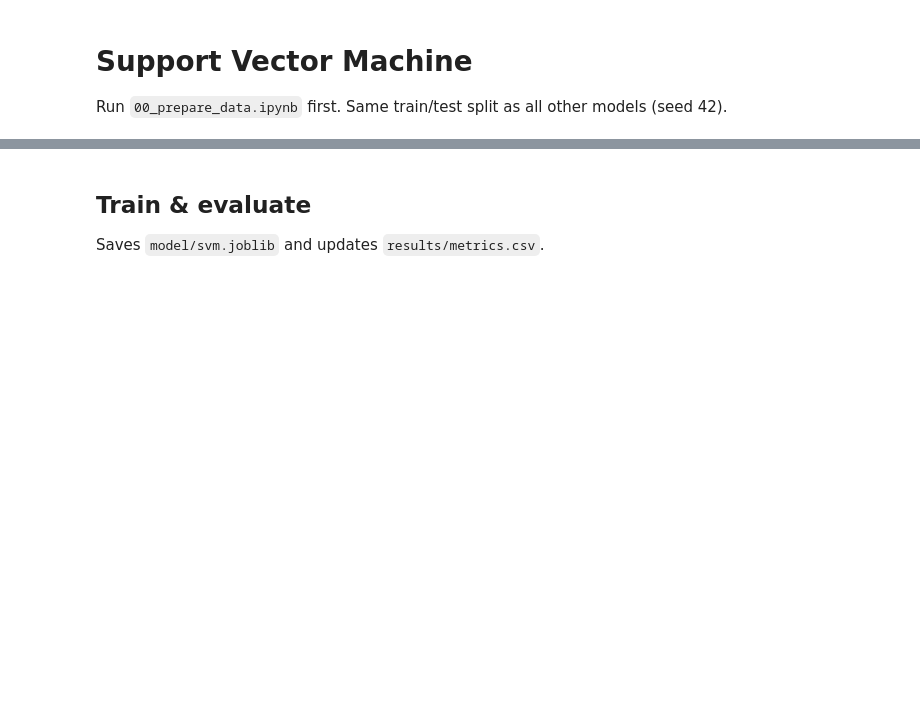
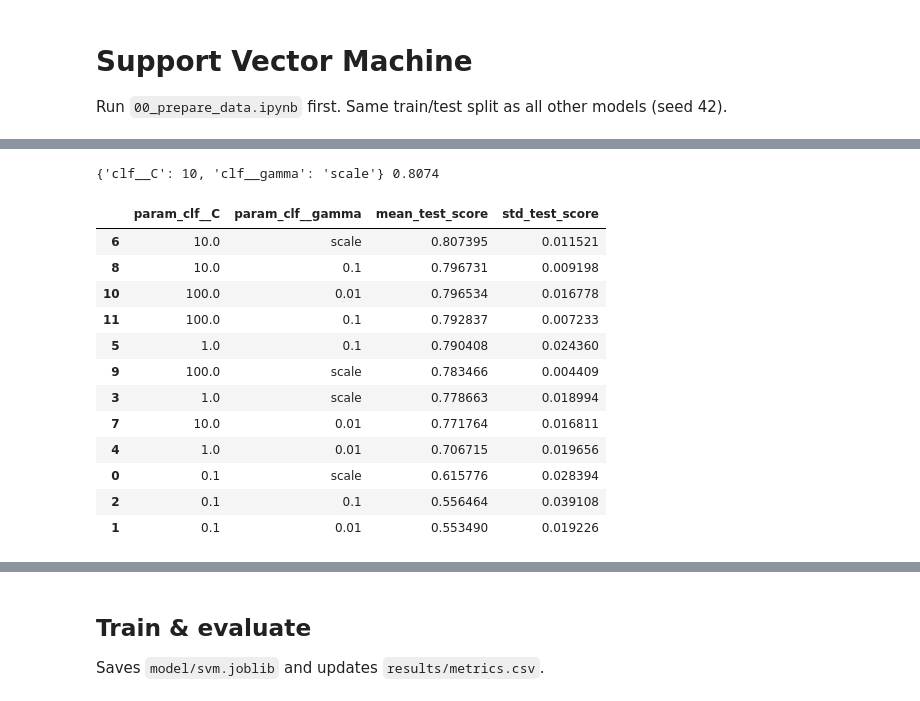
Before and after one commit to csrathour83/credit-card-churn-prediction-ML-A2, a Jupyter notebook: notebooks/05_svm.ipynb, the cells around one changed output, grey strips where cells are left out. Saved outputs shown, nothing was run; the diff lists cells and outputs as text; code cells hidden in the pictures; blank space fills up the shorter version.

```diff
--- a/notebooks/05_svm.ipynb
+++ b/notebooks/05_svm.ipynb
@@ -16,0 +28,31 @@ from common import CLASS_NAMES, SEED, plot_confusion_matrix, train_and_evaluate
+# %%
+X_train, _, y_train, _ = get_train_test()
+pipe = Pipeline([("prep", build_preprocessor(X_train)), ("clf", SVC(kernel="rbf", random_state=SEED))])
+
+grid = GridSearchCV(
+    pipe,
+    {"clf__C": [0.1, 1, 10, 100], "clf__gamma": ["scale", 0.01, 0.1]},
+    scoring="f1",
+    cv=StratifiedKFold(5, shuffle=True, random_state=SEED),
+    n_jobs=-1,
+)
+grid.fit(X_train, y_train)
+
+print(grid.best_params_, round(grid.best_score_, 4))
+pd.DataFrame(grid.cv_results_)[["param_clf__C", "param_clf__gamma", "mean_test_score", "std_test_score"]] \
+    .sort_values("mean_test_score", ascending=False)
+# %% [output]
+{'clf__C': 10, 'clf__gamma': 'scale'} 0.8074
+|  | param_clf__C | param_clf__gamma | mean_test_score | std_test_score |
+| 6 | 10.0 | scale | 0.807395 | 0.011521 |
+| 8 | 10.0 | 0.1 | 0.796731 | 0.009198 |
+| 10 | 100.0 | 0.01 | 0.796534 | 0.016778 |
+| 11 | 100.0 | 0.1 | 0.792837 | 0.007233 |
+| 5 | 1.0 | 0.1 | 0.790408 | 0.024360 |
+| 9 | 100.0 | scale | 0.783466 | 0.004409 |
+| 3 | 1.0 | scale | 0.778663 | 0.018994 |
+| 7 | 10.0 | 0.01 | 0.771764 | 0.016811 |
+| 4 | 1.0 | 0.01 | 0.706715 | 0.019656 |
+| 0 | 0.1 | scale | 0.615776 | 0.028394 |
+| 2 | 0.1 | 0.1 | 0.556464 | 0.039108 |
+| 1 | 0.1 | 0.01 | 0.553490 | 0.019226 |
```
Also changed, not shown: parts of 10 cells of this notebook, 11 other files.
